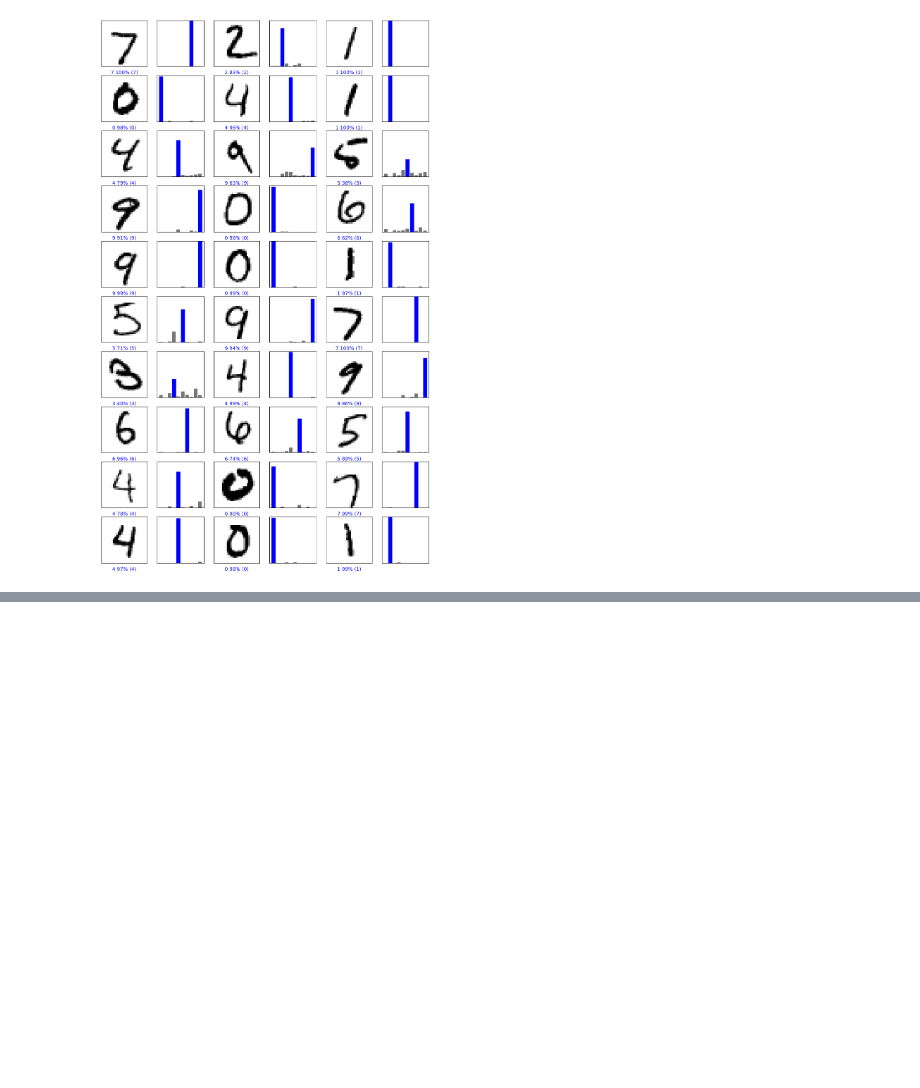
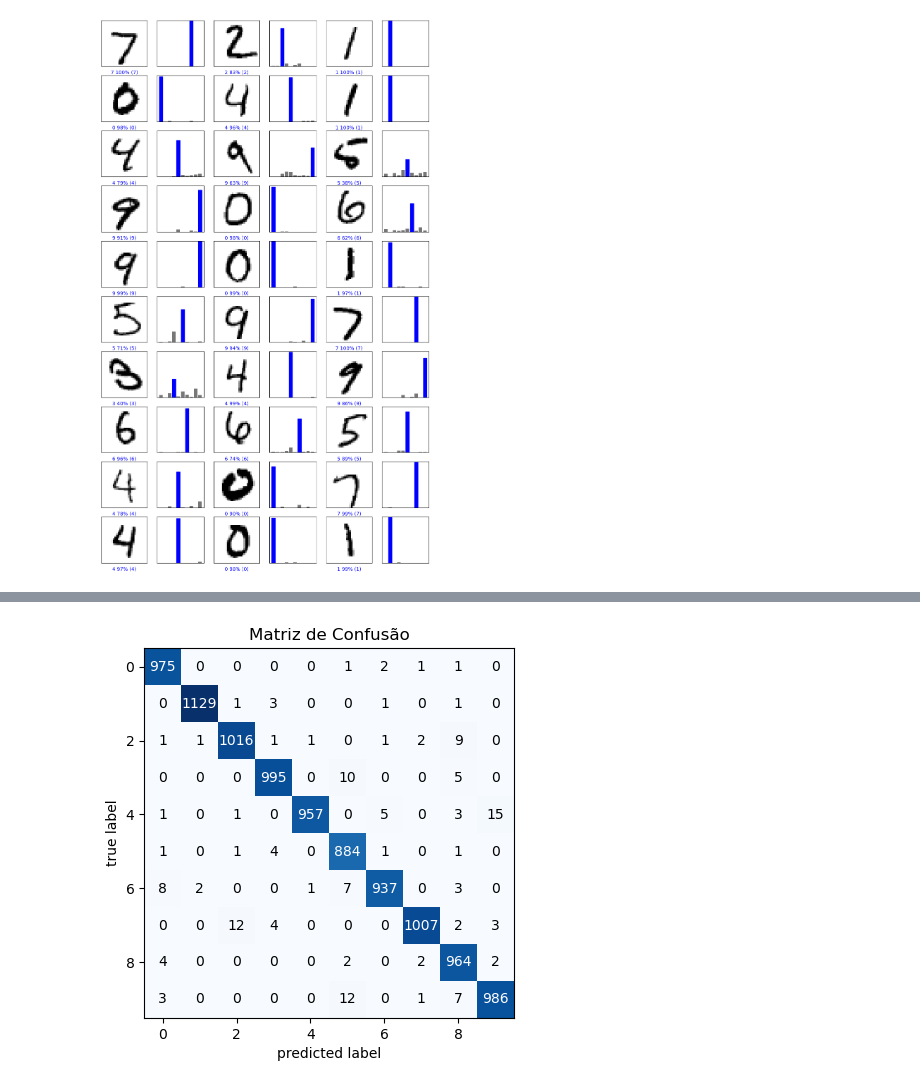
Before and after one commit to jllcen2011/Data_Science_MBA-FIAP, a Jupyter notebook: Fase 4 - Deep Learning/Cap 1 - Redes Convolucionais/Classificando Imagens com CNNS.ipynb, the cells around one changed output, grey strips where cells are left out. Saved outputs shown, nothing was run; the diff lists cells and outputs as text; code cells hidden in the pictures; blank space fills up the shorter version.

```diff
--- a/Fase 4 - Deep Learning/Cap 1 - Redes Convolucionais/Classificando Imagens com CNNS.ipynb
+++ b/Fase 4 - Deep Learning/Cap 1 - Redes Convolucionais/Classificando Imagens com CNNS.ipynb
@@ -169,3 +158,16 @@ for i in range(n_images):
 plt.show()
 # %% [output]
 [figure]
+# %%
+# CNN - Redes Neurais Convolucionais
+# Vamos precisar fazer um reshape, para que volte a ser um problema tridimensional
+# Então, teremos 60mil observações, número de pixels em altura e em largura e o "1" é o número de canais
+# Como se trata apenas de escala de cinza, colocar esse 1 não faz diferença. Contudo, se tivéssemos várias
+# cores, aí seria diferente. Seria necessário especificar as dimensões do RGB que usaríamos
+# (acho que até 3).
+
+X_train_cnn = X_train.reshape(X_train.shape[0], X_train.shape[1], X_train.shape[2], 1)
+print(X_train_cnn.shape)
+
+X_test_cnn = X_test.reshape(X_test.shape[0], X_test.shape[1], X_test.shape[2], 1)
+print(X_test_cnn.shape)
@@ -171,0 +230,11 @@ plt.show()
+# %%
+# Agora, vou dar o "fit" para treinar essa rede neural, com o número de épocas (que é a quantidade
+#  de treinamentos). Em seguida, com o algoritmo treinado, vou fazer as previsões.
+# O cnn.predict devolveria uma densidade de probabilidades, que seria difícil de entender. Logo, é usado
+# o argmax() para que sejam retornados os rótulos das predições (de 0a9)
+
+cnn.fit(X_train_cnn, y_train, epochs=3)
+
+y_pred_cnn = np.argmax(cnn.predict(X_test_cnn), axis = -1)
+
+y_pred_cnn
@@ -171,0 +269,8 @@ plt.show()
+# %%
+cm_cnn = confusion_matrix(y_test, y_pred_cnn)
+
+plot_confusion_matrix(conf_mat = cm_cnn)
+plt.title("Matriz de Confusão")
+plt.show()
+# %% [output]
+[figure, added]
```
Also changed, not shown: parts of 6 cells of this notebook.
